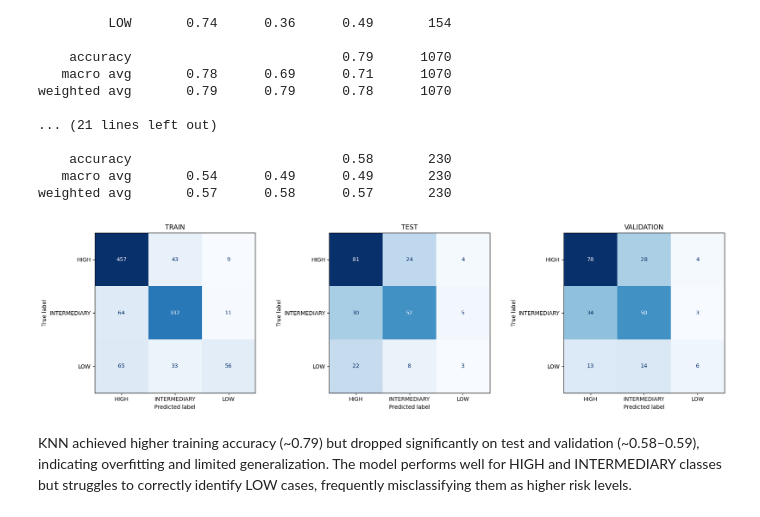
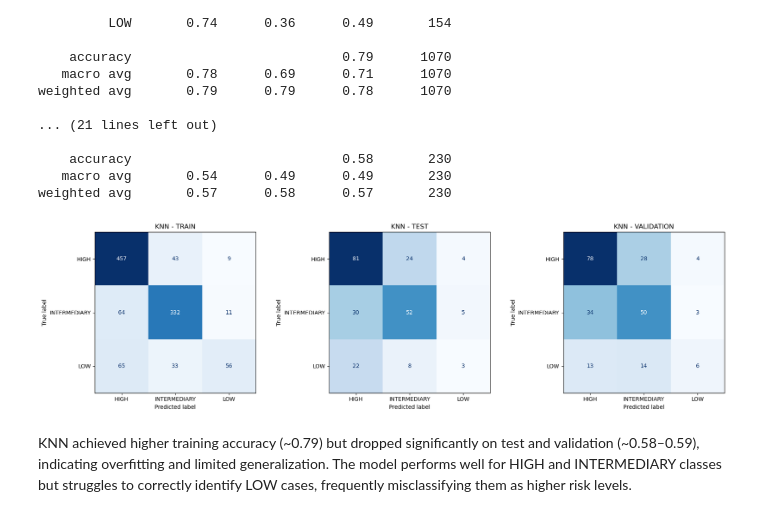
Before and after one commit to shampeyndadi/STINTSY_MCO, a Jupyter notebook: MCO.ipynb, the cells around one changed output. Drawn from its saved outputs; the diff is of its cells as text; code cells hidden in the pictures.

```diff
--- a/MCO.ipynb
+++ b/MCO.ipynb
@@ -894,25 +900,25 @@ weighted avg       0.57      0.58      0.57       230
 # %%
 cm_train = confusion_matrix(y_train, y_predicted_train)
 cm_test = confusion_matrix(y_test, y_predicted_test)
 cm_val = confusion_matrix(y_val, y_predicted_val)
 
 labels = ['HIGH', 'INTERMEDIARY', 'LOW']
 
 fig, axes = plt.subplots(1, 3, figsize=(18, 5))
 
 for ax, cm, title in zip(
     axes,
     [cm_train, cm_test, cm_val],
     ["TRAIN", "TEST", "VALIDATION"]
 ):
     disp = ConfusionMatrixDisplay(confusion_matrix=cm, display_labels=labels)
     disp.plot(ax=ax, cmap='Blues', colorbar=False)
-    ax.set_title(title)
+    ax.set_title(f"KNN - {title}")
 
 plt.tight_layout()
 plt.show()
 # %% [output]
-[figure, old version]
+[figure, new version]
 # %% [markdown]
 KNN achieved higher training accuracy (~0.79) but dropped significantly on test and validation (~0.58–0.59), indicating overfitting and limited generalization. The model performs well for HIGH and INTERMEDIARY classes but struggles to correctly identify LOW cases, frequently misclassifying them as higher risk levels.
 # %% [markdown]
```
Also changed, not shown: parts of 48 cells of this notebook.
